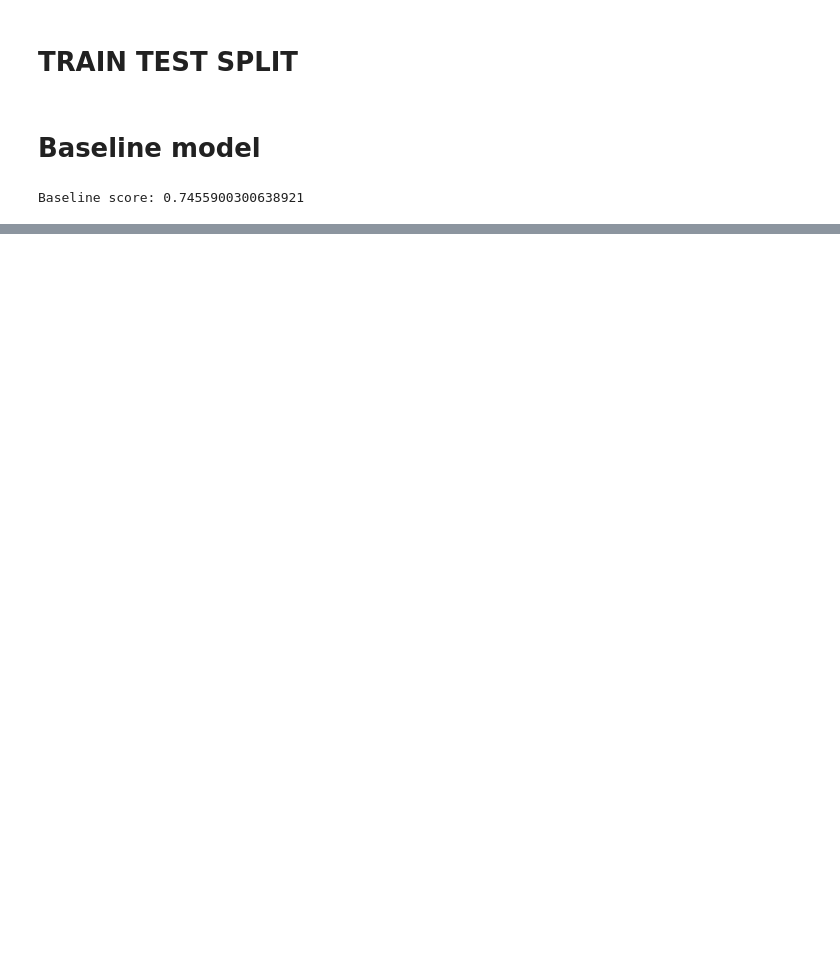
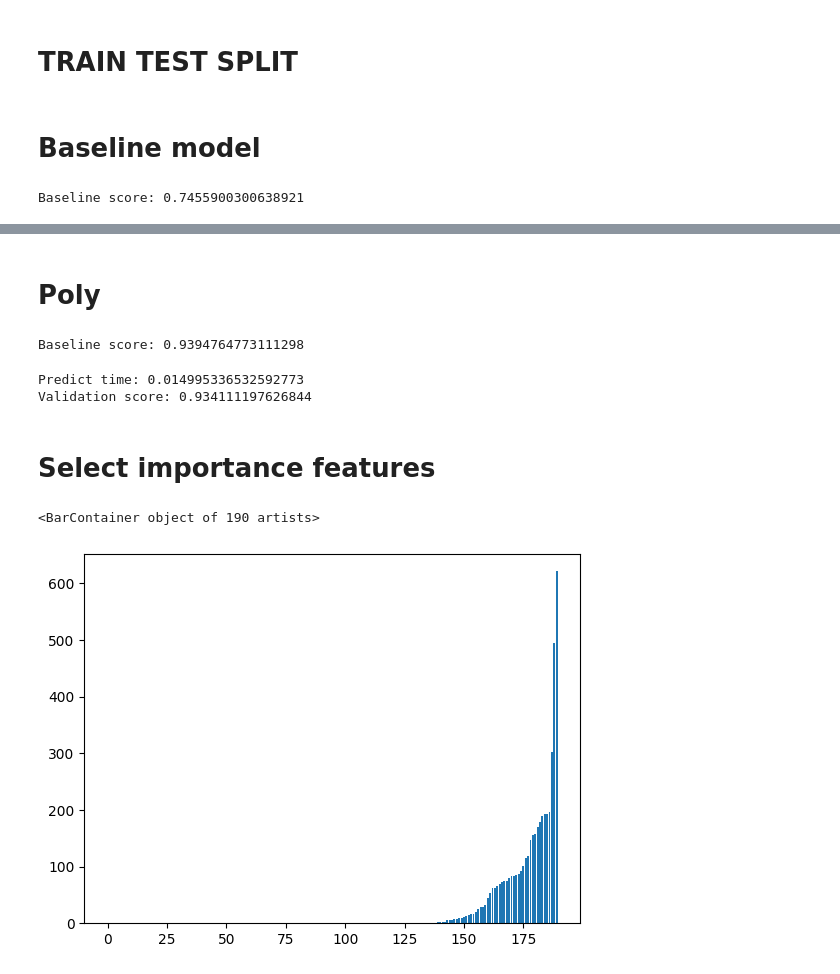
Before and after one commit to tdbui1209/MLOps-Marathon-2023, a Jupyter notebook: notebook/phase2_prob1.ipynb, the cells around one changed output, grey strips where cells are left out. Cells and saved outputs as stored; diff of their text form; code cells hidden in the pictures; blank space fills up the shorter version.

```diff
--- a/notebook/phase2_prob1.ipynb
+++ b/notebook/phase2_prob1.ipynb
@@ -85,0 +280,8 @@ Baseline score: 0.7455900300638921
+# %%
+models = {
+    'linear model': LogisticRegression(max_iter=10000),
+    'random forest': RandomForestClassifier(random_state=42),
+    'xgboost': XGBClassifier(random_state=42),
+    'catboost': CatBoostClassifier(random_state=42, verbose=0),
+    'lightgbm': LGBMClassifier(random_state=42),
+}
@@ -85,0 +383,2 @@ Baseline score: 0.7455900300638921
+# %%
+params = {'learning_rate': 0.0896699585809208, 'n_estimators': 6174, 'max_depth': 12, 'num_leaves': 397, 'tree_learner': 'serial', 'min_child_samples': 22, 'min_child_weight': 0.11941736917167599, 'subsample': 0.39882930631767044, 'pos_bagging_fraction': 0.623668964456346, 'neg_bagging_fraction': 0.9904104607995861, 'subsample_freq': 19, 'colsample_bytree': 0.48831301443739894, 'feature_fraction_bynode': 0.8839962199300008, 'extra_trees': False, 'reg_alpha': 0.11239683811060446, 'linear_lambda': 0.7000671833692591, 'max_delta_step': 5, 'min_split_gain': 2}
@@ -85,0 +432,69 @@ Baseline score: 0.7455900300638921
+# %% [markdown]
+# Poly
+# %%
+poly = PolynomialFeatures(degree=2, interaction_only=True, include_bias=False)
+scaler = StandardScaler()
+encoder = OneHotEncoder(handle_unknown='ignore', sparse_output=False)
+# %%
+kf = KFold(n_splits=5)
+oof_preds = pd.Series(index=X_train.index, dtype='float64')
+
+for train_index, test_index in tqdm(kf.split(X_train, y_train), total=kf.get_n_splits()):
+    X_train_kf, X_oof_kf = X_train.iloc[train_index], X_train.iloc[test_index]
+    y_train_kf, y_oof_kf = y_train.iloc[train_index], y_train.iloc[test_index]
+
+    X_train_cat_kf = encoder.fit_transform(X_train_kf[categorical_columns])
+    X_oof_cat_kf = encoder.transform(X_oof_kf[categorical_columns])
+
+    X_train_num_kf = scaler.fit_transform(X_train_kf[numerical_columns])
+    X_oof_num_kf = scaler.transform(X_oof_kf[numerical_columns])
+
+    X_train_num_kf = poly.fit_transform(X_train_num_kf)
+    X_oof_num_kf = poly.transform(X_oof_num_kf)
+
+    X_train_kf = np.concatenate([X_train_num_kf, X_train_cat_kf], axis=1)
+    X_oof_kf = np.concatenate([X_oof_num_kf, X_oof_cat_kf], axis=1)
+
+    # model = XGBClassifier(random_state=42, tree_method='gpu_hist')
+    model = LGBMClassifier(random_state=42)
+    model.fit(X_train_kf, y_train_kf)
+
+    oof_preds.iloc[test_index] = model.predict(X_oof_kf)
+
+print('Baseline score:', roc_auc_score(y_train, oof_preds))
+# %% [output]
+Baseline score: 0.9394764773111298
+# %%
+X_train_cat = encoder.fit_transform(X_train[categorical_columns])
+X_val_cat = encoder.transform(X_val[categorical_columns])
+
+X_train_num = poly.fit_transform(X_train[numerical_columns])
+X_val_num = poly.transform(X_val[numerical_columns])
+
+X_train_num = scaler.fit_transform(X_train_num)
+X_val_num = scaler.transform(X_val_num)
+
+X_train_solution_3 = np.concatenate([X_train_num, X_train_cat], axis=1)
+X_val_solution_3 = np.concatenate([X_val_num, X_val_cat], axis=1)
+
+# model = XGBClassifier(random_state=42, tree_method='gpu_hist')
+model = LGBMClassifier(random_state=42)
+model.fit(X_train_solution_3, y_train)
+
+t1 = time.time()
+y_pred = model.predict(X_val_solution_3)
+print('Predict time:' ,time.time() - t1)
+
+print('Validation score:', roc_auc_score(y_val, y_pred))
+# %% [output]
+Predict time: 0.014995336532592773
+Validation score: 0.934111197626844
+# %% [markdown]
+# Select importance features
+# %%
+import matplotlib.pyplot as plt
+
+plt.bar(range(len(model.feature_importances_)), np.sort(model.feature_importances_))
+# %% [output]
+<BarContainer object of 190 artists>
+[figure, added]
```
Also changed, not shown: parts of 49 cells of this notebook, 1 other file.
